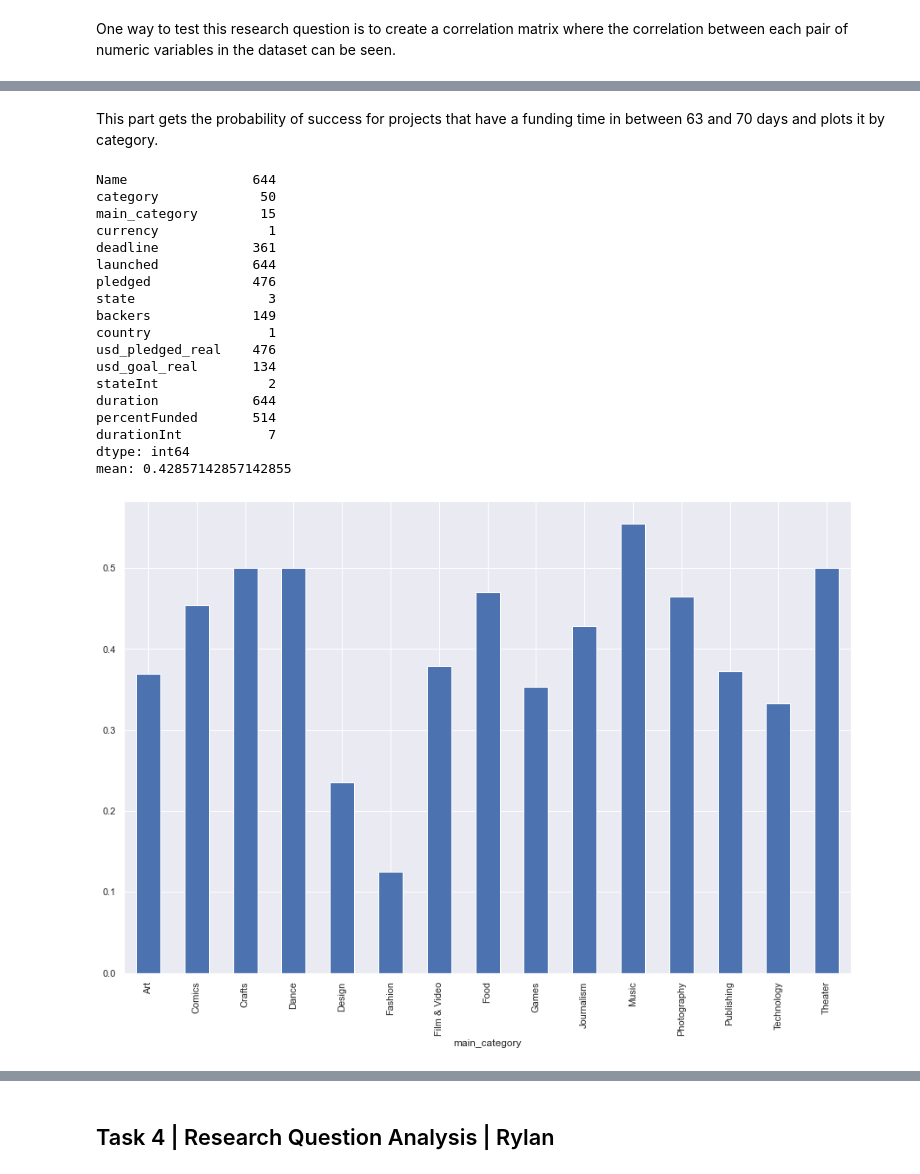
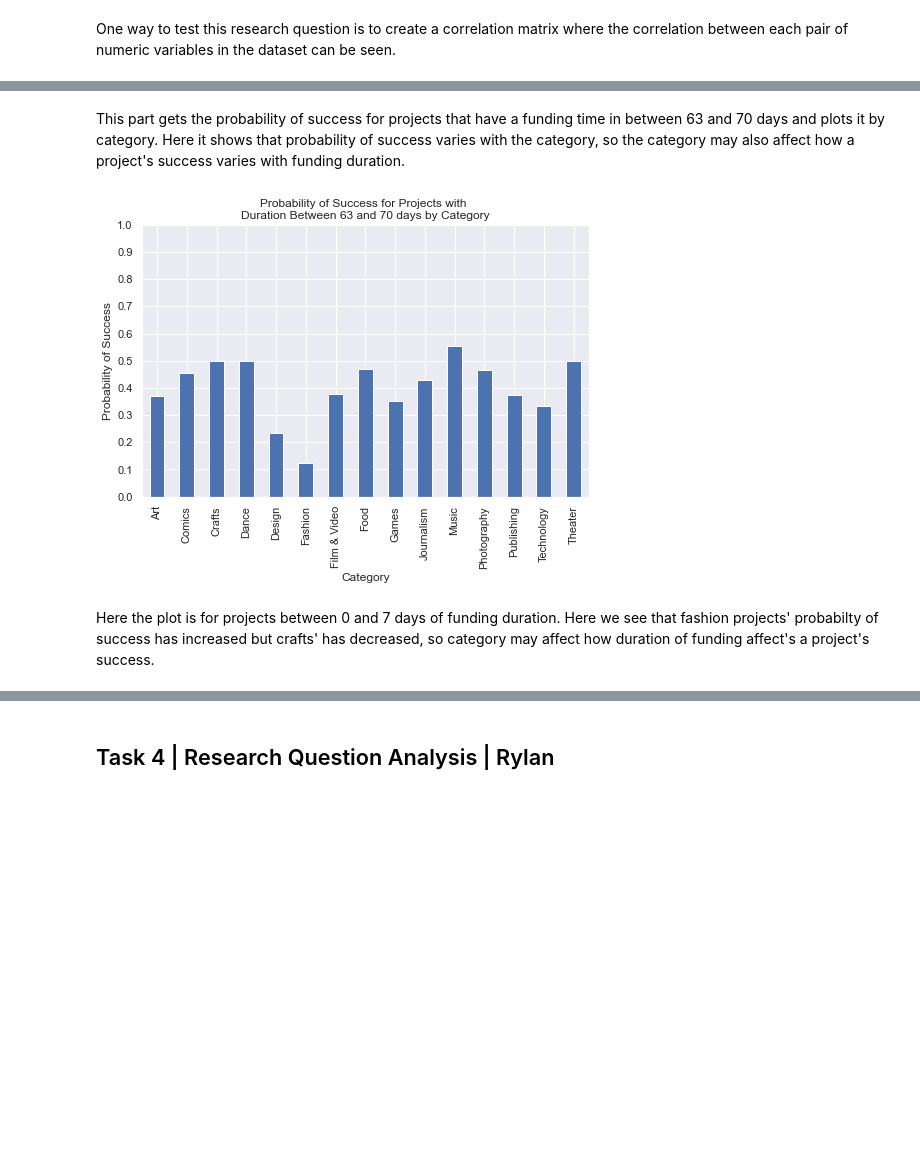
Before and after one commit to data301-2021-summer2/project-group46-project, a Jupyter notebook: analysis/submitted/Final.ipynb, the cells around one changed output, grey strips where cells are left out. Drawn from its saved outputs; the diff is of its cells as text; code cells hidden in the pictures; blank space fills up the shorter version.

```diff
--- a/analysis/submitted/Final.ipynb
+++ b/analysis/submitted/Final.ipynb
@@ -209,0 +204,7 @@ sns.heatmap(corr, annot=True, cmap='winter')
+# %%
+# Learned how to change seaborn plot size from user 'student' here:
+# https://stackoverflow.com/questions/31594549/how-do-i-change-the-figure-size-for-a-seaborn-plot
+sns.set(rc={'figure.figsize':(10,7)})
+
+corr = dfj.corr()
+sns.heatmap(corr, annot=True, cmap='winter')
@@ -230,29 +243,19 @@ df2.plot(kind='bar', x='formattedTimeIntervals', y='stateInt', ylabel='Probabili
 # %% [markdown]
-This part gets the probability of success for projects that have a funding time in between 63 and 70 days and plots it by category.
+This part gets the probability of success for projects that have a funding time in between 63 and 70 days and plots it by category. Here it shows that probability of success varies with the category, so the category may also affect how a project's success varies with funding duration.
 # %%
+plt.figure(figsize=(8,5))
+
 dfNew = project_functions.getProjectsWithDurationInTimeRange(dfj, 63, 70)
 dfNew = project_functions.getProjectsAsFailedOrSuccessful(dfNew)
-print(dfNew.nunique(axis=0))
-print(f"mean: {dfNew['stateInt'].mean()}")
-dfTest = dfNew.groupby('main_category')['stateInt'].mean().plot(kind='bar')
+#print(dfNew.nunique(axis=0))
+#print(f"mean: {dfNew['stateInt'].mean()}")
+dfTest = dfNew.groupby('main_category')['stateInt'].mean().plot(kind='bar').set(title='Probability of Success for Projects with \nDuration Between 63 and 70 days by Category')
+plt.yticks(np.arange(0, 1.1, 0.1))
+plt.xlabel('Category')
+plt.ylabel('Probability of Success')
+print()
 # %% [output]
-Name                644
-category             50
-main_category        15
-currency              1
-deadline            361
-launched            644
-pledged             476
-state                 3
-backers             149
-country               1
-usd_pledged_real    476
-usd_goal_real       134
-stateInt              2
-duration            644
-percentFunded       514
-durationInt           7
-dtype: int64
-mean: 0.42857142857142855
-[figure, old version]
+[figure, new version]
+# %% [markdown]
+Here the plot is for projects between 0 and 7 days of funding duration. Here we see that fashion projects' probabilty of success has increased but crafts' has decreased, so category may affect how duration of funding affect's a project's success.
 # %%
```
Also changed, not shown: parts of 29 cells of this notebook.
